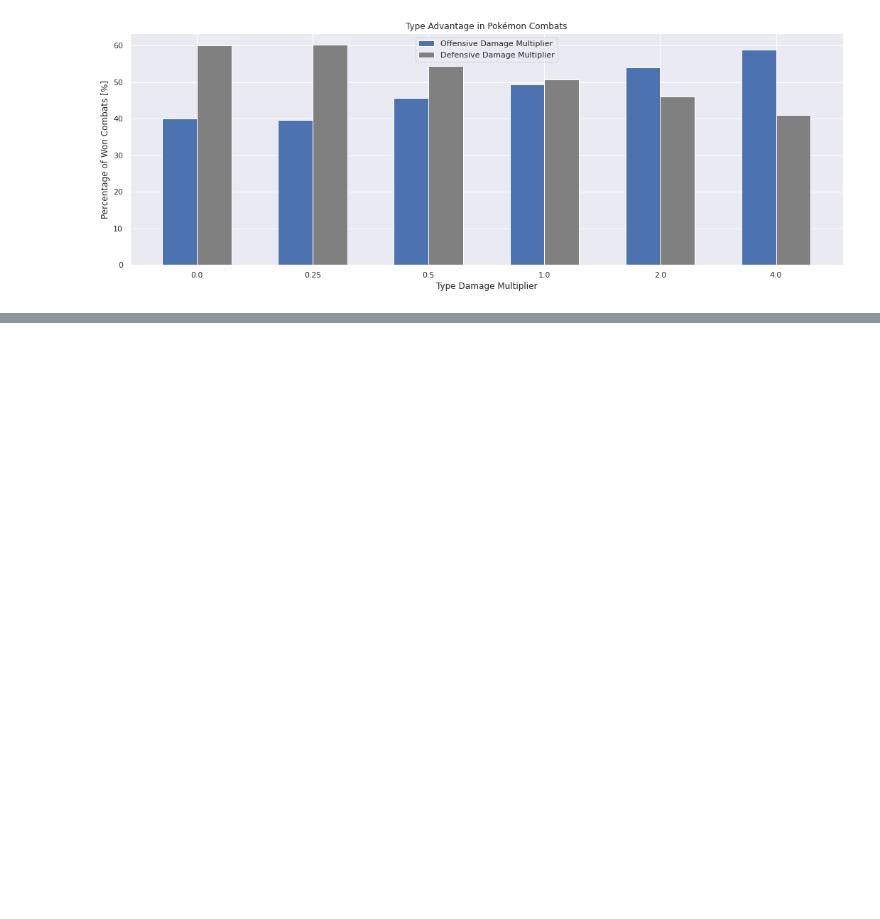
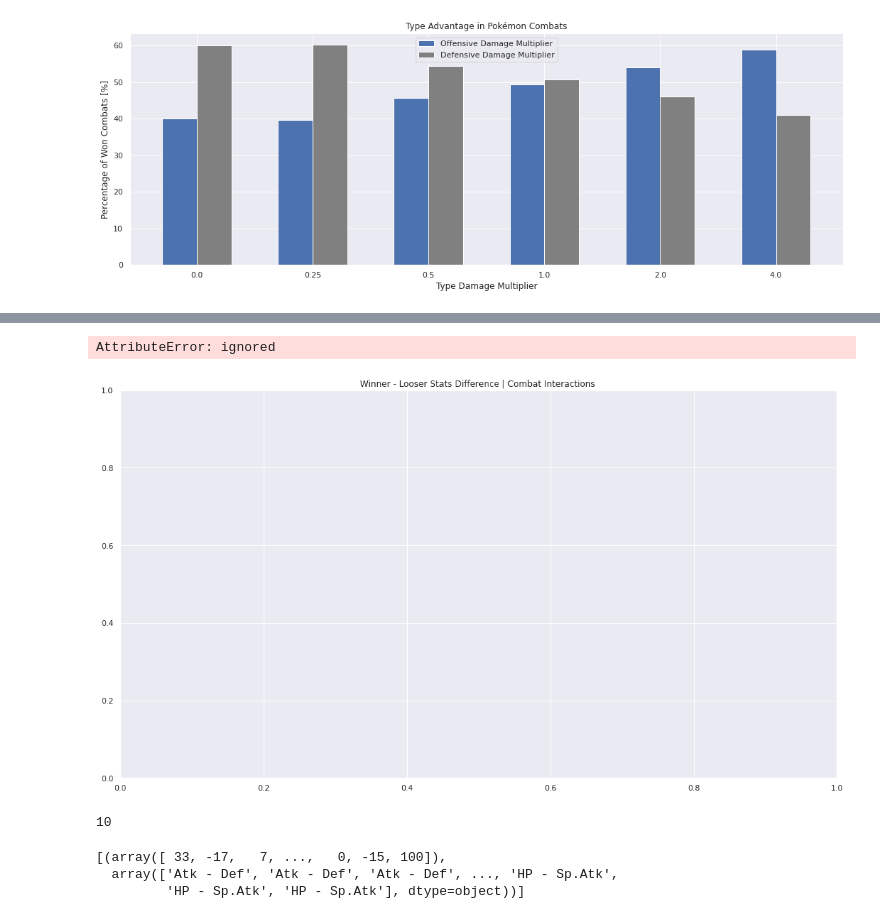
Before and after one commit to rpdieego/IndigoTortoise-pkmn-notebooks, a Jupyter notebook: IndigoTortoise_pkmn.ipynb, the cells around one changed output, grey strips where cells are left out. Cells and saved outputs as stored; diff of their text form; code cells hidden in the pictures; blank space fills up the shorter version.

```diff
--- a/IndigoTortoise_pkmn.ipynb
+++ b/IndigoTortoise_pkmn.ipynb
@@ -1659,0 +1750,58 @@ Regarding type advantages, combat results follow the expected logic:
+# %%
+# Winner Type Adv - Stats Difference
+
+# Absolute type advantage
+abs_adv_stats = []
+for i in range(8):
+  dist = winner_combat_stat_diff_distribution(i+1,type_adv_df)
+  abs_adv_stats.append(list(dist))
+abs_type_adv_stats = create_combat_diff_stats_df(list(abs_adv_stats[0]),abs_adv_stats[1],abs_adv_stats[2],abs_adv_stats[3],abs_adv_stats[4],abs_adv_stats[5],abs_adv_stats[6],abs_adv_stats[7])
+
+# Offensive type advantage
+abs_adv_stats = []
+for i in range(8):
+  dist = winner_combat_stat_diff_distribution(i+1,off_type_adv_df)
+  abs_adv_stats.append(list(dist))
+off_type_adv_stats = create_combat_diff_stats_df(list(abs_adv_stats[0]),abs_adv_stats[1],abs_adv_stats[2],abs_adv_stats[3],abs_adv_stats[4],abs_adv_stats[5],abs_adv_stats[6],abs_adv_stats[7])
+
+# Defensive type advantage
+abs_adv_stats = []
+for i in range(8):
+  dist = winner_combat_stat_diff_distribution(i+1,def_type_adv_df)
+  abs_adv_stats.append(list(dist))
+def_type_adv_stats = create_combat_diff_stats_df(list(abs_adv_stats[0]),abs_adv_stats[1],abs_adv_stats[2],abs_adv_stats[3],abs_adv_stats[4],abs_adv_stats[5],abs_adv_stats[6],abs_adv_stats[7])
+# %%
+# Boxplot Stats Difference
+plt.figure(figsize =(18,10));
+plt.title('Winner - Looser Stats Difference | Combat Interactions ');
+
+A = list(zip(abs_type_adv_stats['Value'],abs_type_adv_stats['Base Stat']))
+print(A.shape[1])
+
+def draw_plot(data, offset,edge_color, fill_color):
+    pos = np.arange(data.shape[1])+offset
+    bp = ax.boxplot(data, positions= pos, widths=0.3, patch_artist=True, manage_xticks=False)
+    for element in ['boxes', 'whiskers', 'fliers', 'medians', 'caps']:
+        plt.setp(bp[element], color=edge_color)
+    for patch in bp['boxes']:
+        patch.set(facecolor=fill_color)
+
+fig, ax = plt.subplots()
+draw_plot(A, -0.5, "tomato", "white")
+draw_plot(A, 0, "tomato", "white")
+draw_plot(A, +0.5,"green", "white")
+# %% [output]
+AttributeError: ignored
+[figure, added]
+# %%
+A = np.random.rand(100,10)
+A.shape[1]
+# %% [output]
+10
+# %%
+A = [(abs_type_adv_stats['Value'].values,abs_type_adv_stats['Base Stat'].values)]
+A
+# %% [output]
+[(array([ 33, -17,   7, ...,   0, -15, 100]),
+  array(['Atk - Def', 'Atk - Def', 'Atk - Def', ..., 'HP - Sp.Atk',
+         'HP - Sp.Atk', 'HP - Sp.Atk'], dtype=object))]
```
Also changed, not shown: parts of 15 cells of this notebook.
